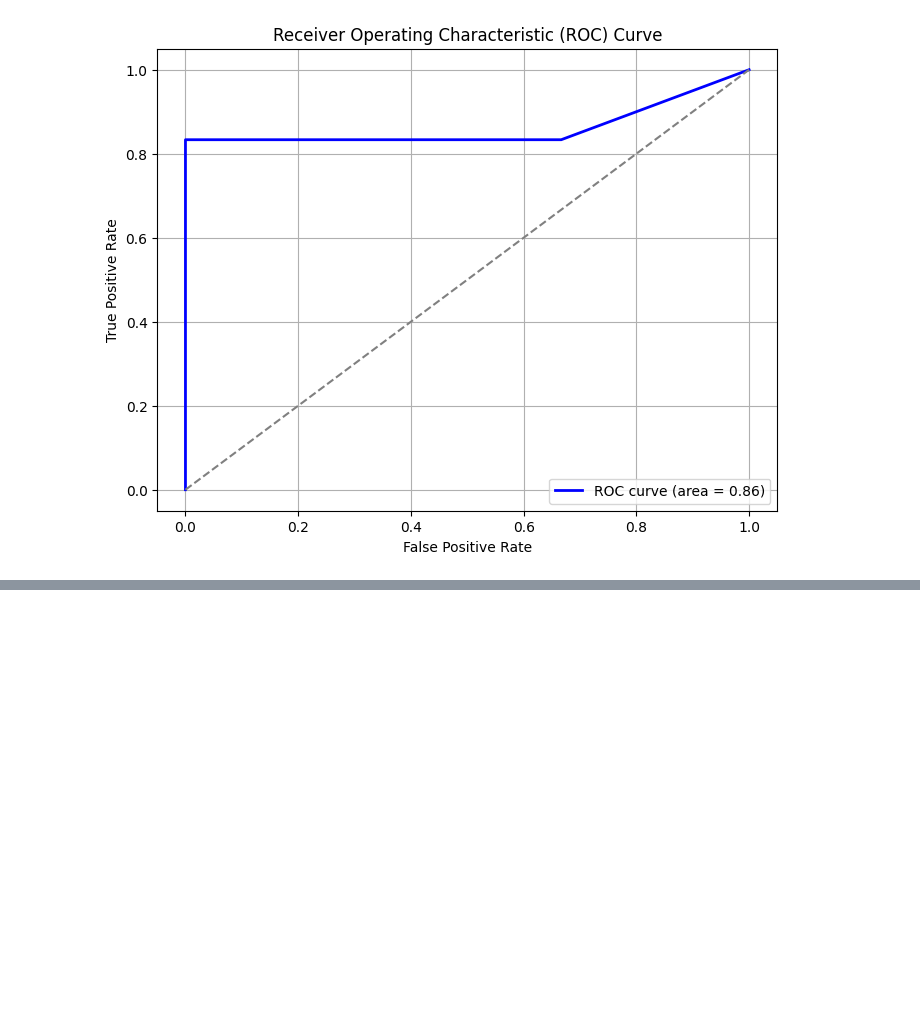
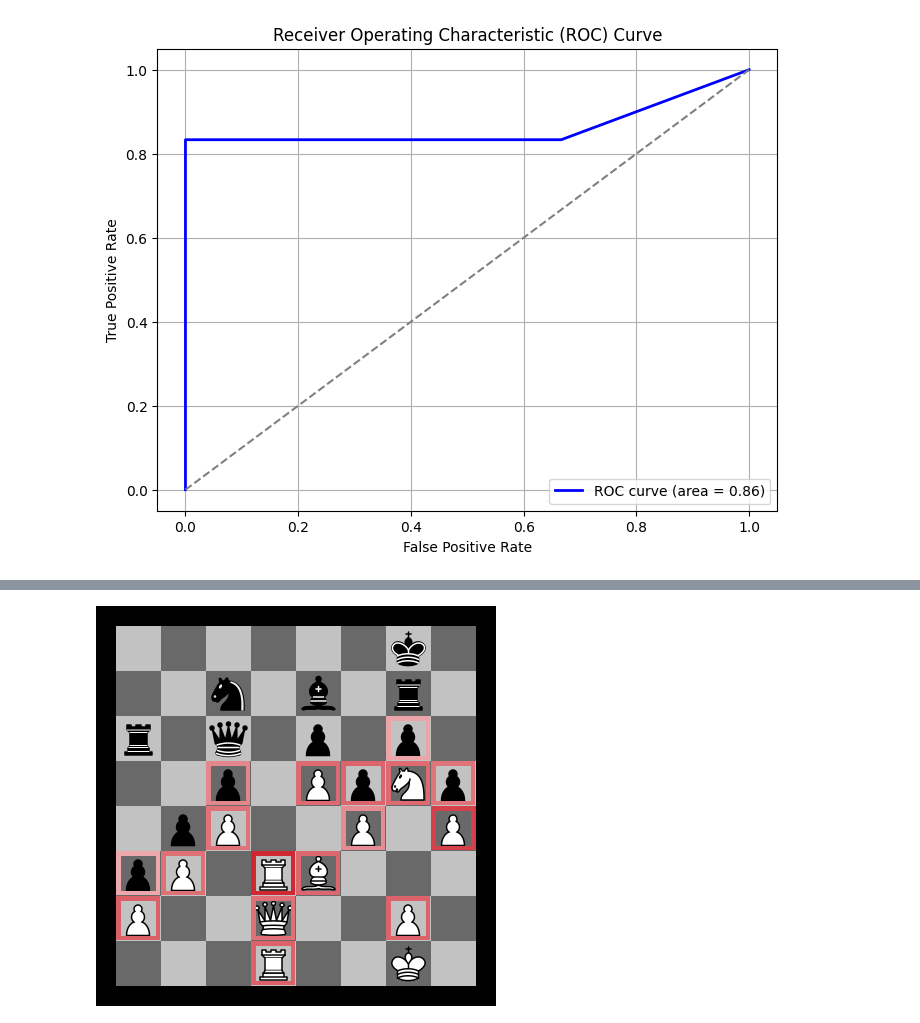
Before and after one commit to radroof22/xAI-chess, a Jupyter notebook: sarfa_baseline.ipynb, the cells around one changed output, grey strips where cells are left out. Saved outputs shown, nothing was run; the diff lists cells and outputs as text; code cells hidden in the pictures; blank space fills up the shorter version.

```diff
--- a/sarfa_baseline.ipynb
+++ b/sarfa_baseline.ipynb
@@ -116,0 +175,7 @@ plt.show()
+# %%
+step = 2
+board_visualization = BoardVisualization(saliency_results_per_step[step][1])
+path = board_visualization.show_heatmap(saliency_results_per_step[step][0], None)
+display(Image(path))
+# %% [output]
+[figure, added]
```
Also changed, not shown: parts of 8 cells of this notebook, 5 other files.
